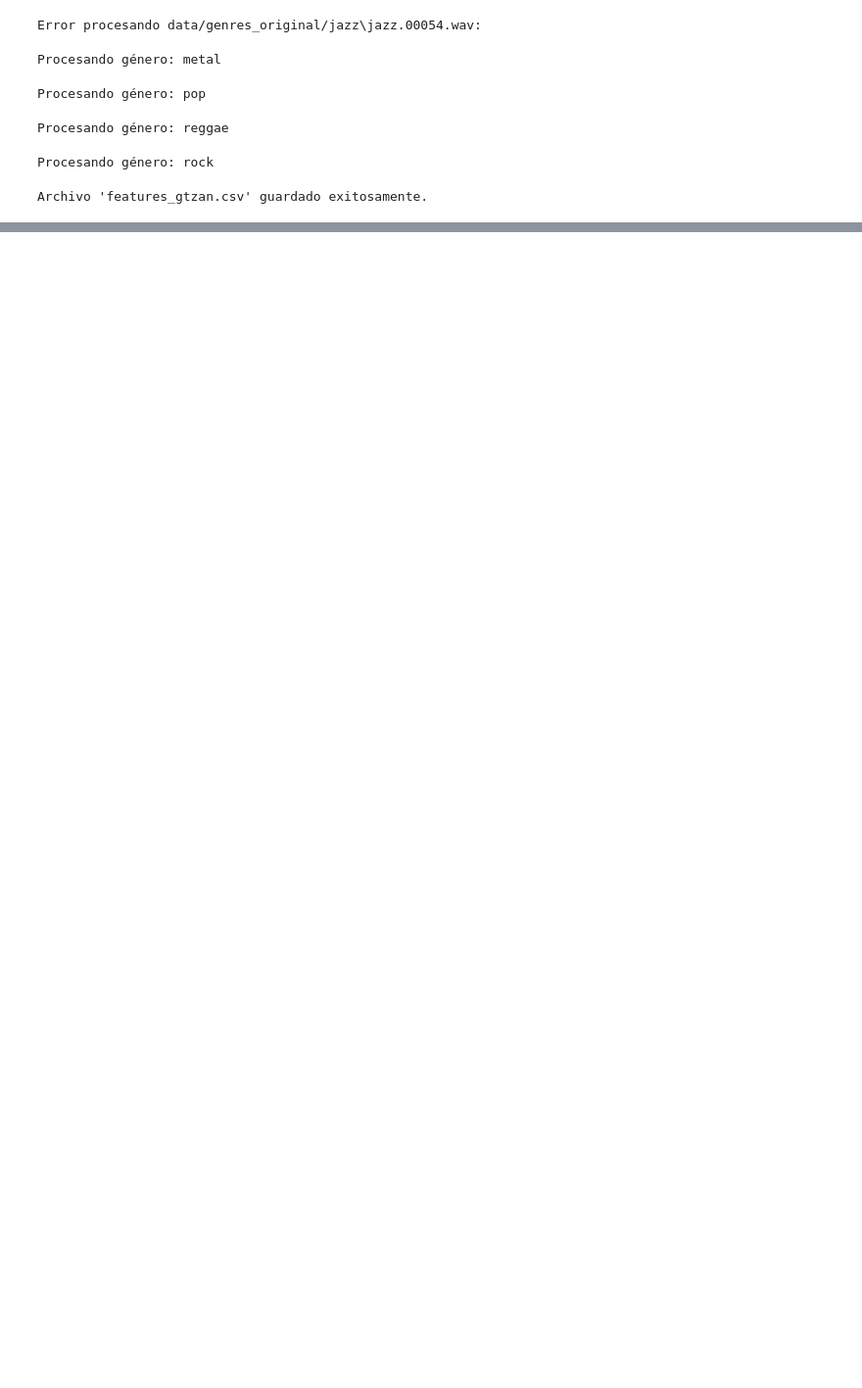
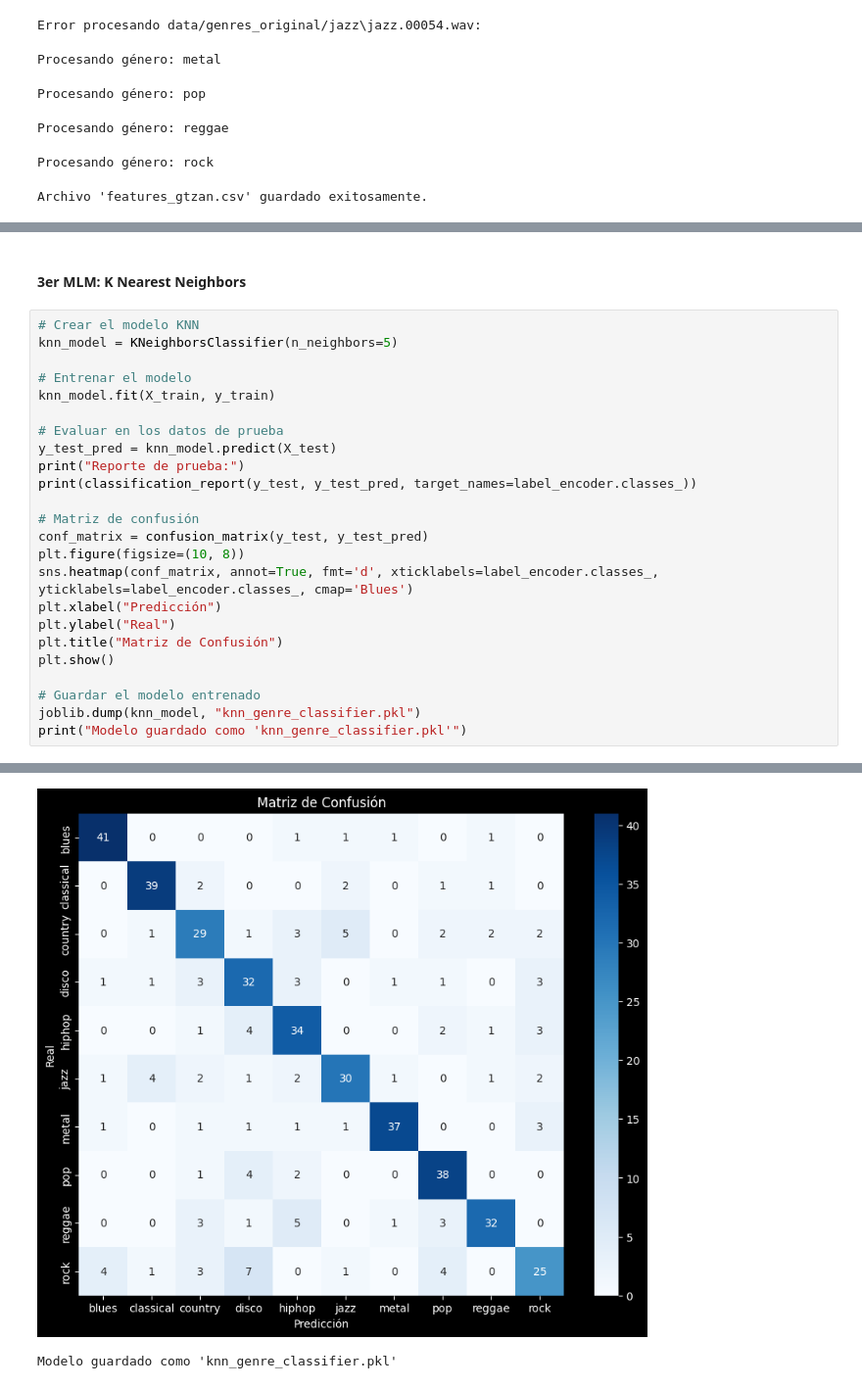
Before and after one commit to SixSunSets/Music-Genre-Classifier, a Jupyter notebook: notebook.ipynb, the cells around one changed output, grey strips where cells are left out. Shown at 98% size. Drawn from its saved outputs; the diff is of its cells as text; blank space fills up the shorter version.

```diff
--- a/notebook.ipynb
+++ b/notebook.ipynb
@@ -193,0 +252,27 @@ weighted avg       0.58      0.58      0.57       149
+# %% [markdown]
+#### 3er MLM: K Nearest Neighbors
+# %%
+# Crear el modelo KNN
+knn_model = KNeighborsClassifier(n_neighbors=5)
+
+# Entrenar el modelo
+knn_model.fit(X_train, y_train)
+
+# Evaluar en los datos de prueba
+y_test_pred = knn_model.predict(X_test)
+print("Reporte de prueba:")
+print(classification_report(y_test, y_test_pred, target_names=label_encoder.classes_))
+
+# Matriz de confusión
+conf_matrix = confusion_matrix(y_test, y_test_pred)
+plt.figure(figsize=(10, 8))
+sns.heatmap(conf_matrix, annot=True, fmt='d', xticklabels=label_encoder.classes_, yticklabels=label_encoder.classes_, cmap='Blues')
+plt.xlabel("Predicción")
+plt.ylabel("Real")
+plt.title("Matriz de Confusión")
+plt.show()
+
+# Guardar el modelo entrenado
+joblib.dump(knn_model, "knn_genre_classifier.pkl")
+print("Modelo guardado como 'knn_genre_classifier.pkl'")
+# %% [output]
@@ -193,0 +296,2 @@ weighted avg       0.58      0.58      0.57       149
+[figure, added]
+Modelo guardado como 'knn_genre_classifier.pkl'
```
Also changed, not shown: parts of 26 cells of this notebook, 4 other files.
